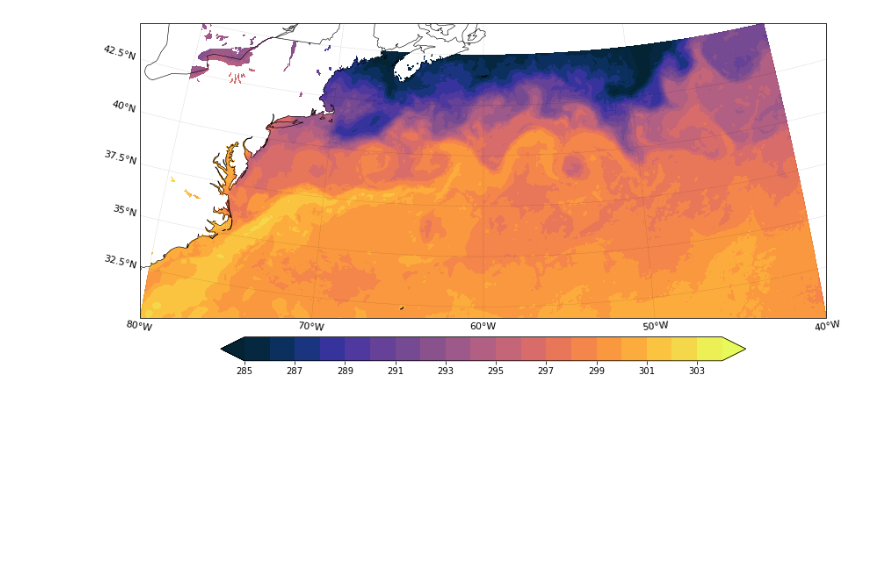
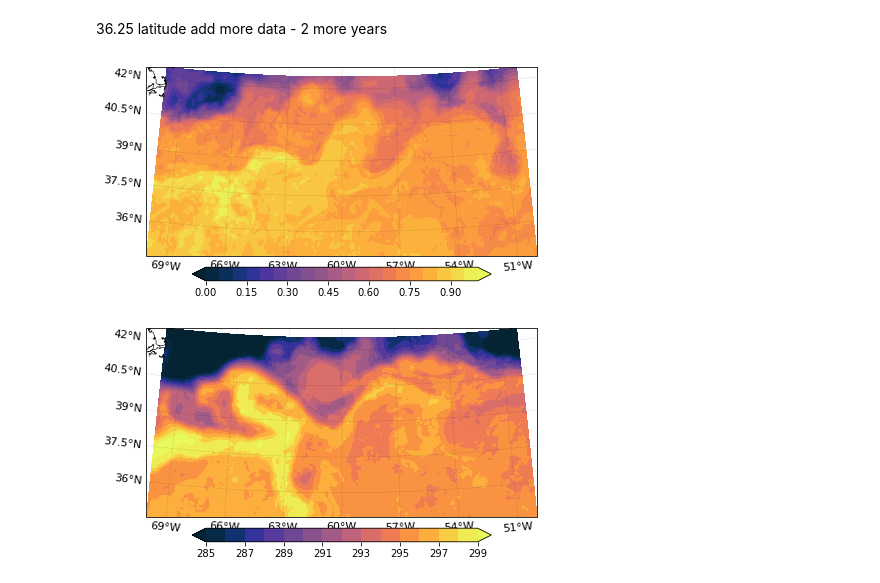
Before and after one commit to ktcarr/12.843, a Jupyter notebook: lab3/load_data.ipynb, the cells around one changed output. Cells and saved outputs as stored; diff of their text form; code cells hidden in the pictures; blank space fills up the shorter version.

```diff
--- a/lab3/load_data.ipynb
+++ b/lab3/load_data.ipynb
@@ -10,0 +10,6 @@ data = data['analysed_sst'].sel(lat=slice(30,45), lon=slice(-80,-40)).isel(time=
+# %%
+from glob import glob
+data = xr.open_mfdataset(sorted(glob('mur-data/*.nc')))
+data = data.sel(lon=slice(-70,-50), lat=slice(34.5,42.5))['analysed_sst'].compute()
+# data = data - data.mean(['lon','lat'])
+data = (data - data.min(['lon','lat'])) / (data.max(['lon','lat']) - data.min(['lon','lat']))
@@ -11,17 +39,27 @@ data = data['analysed_sst'].sel(lat=slice(30,45), lon=slice(-80,-40)).isel(time=
+# %% [markdown]
+36.25 latitude
+add more data - 2 more years
+# %%
+for i, t in tqdm(enumerate(data.time)):
+    plot_slice(-1, save=False)
+    break
+# %% [output]
+[figure, added]
 # %%
-fig = plt.figure(figsize = (14,10))
+fig = plt.figure(figsize = (7,5))
 ax = plt.axes(projection=ccrs.Orthographic(central_longitude=300,
                                            central_latitude=40)) # Use map background
-ax.set_extent([280,320,30,45], crs=ccrs.PlateCarree())
+ax.set_extent([290,310,34.5,42.5], crs=ccrs.PlateCarree())
 ax.coastlines(linewidth=.6)
 ax.add_feature(cfeature.BORDERS, zorder=1, linewidth=.6)
 gl = ax.gridlines(draw_labels=True, linestyle='--', alpha=.3, linewidth=.3, color='k', zorder=1.05)
 gl.top_labels = False
 gl.right_labels = False
 gl.xlabel_style = {'size': 11}
 gl.ylabel_style = {'size': 11}
-cp = ax.contourf(data.lon, data.lat, data, transform=ccrs.PlateCarree(), cmap='cmo.thermal',
-                levels=np.arange(285,305,1), extend='both')
+cp = ax.contourf(data.lon, data.lat, data.isel(time=0), transform=ccrs.PlateCarree(), cmap='cmo.thermal',
+                levels=np.arange(285,300,1), extend='both')
 cb = fig.colorbar(cp,  orientation='horizontal', fraction=.05, pad=.04)
+plt.show()
 # %% [output]
-[figure, old version]
+[figure, new version]
```
Also changed, not shown: parts of 4 cells of this notebook.
